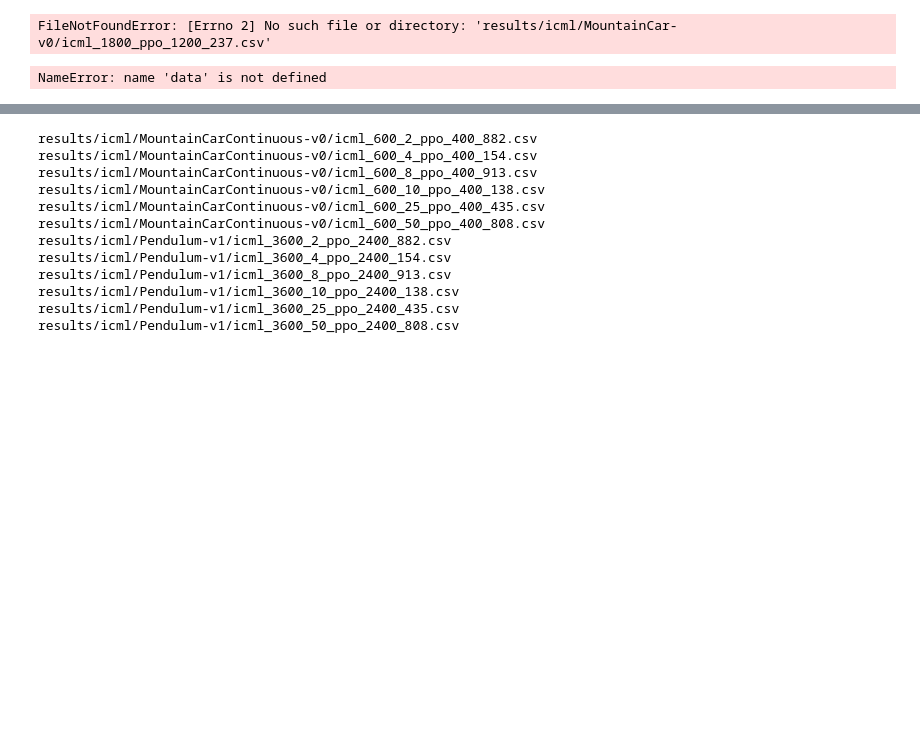
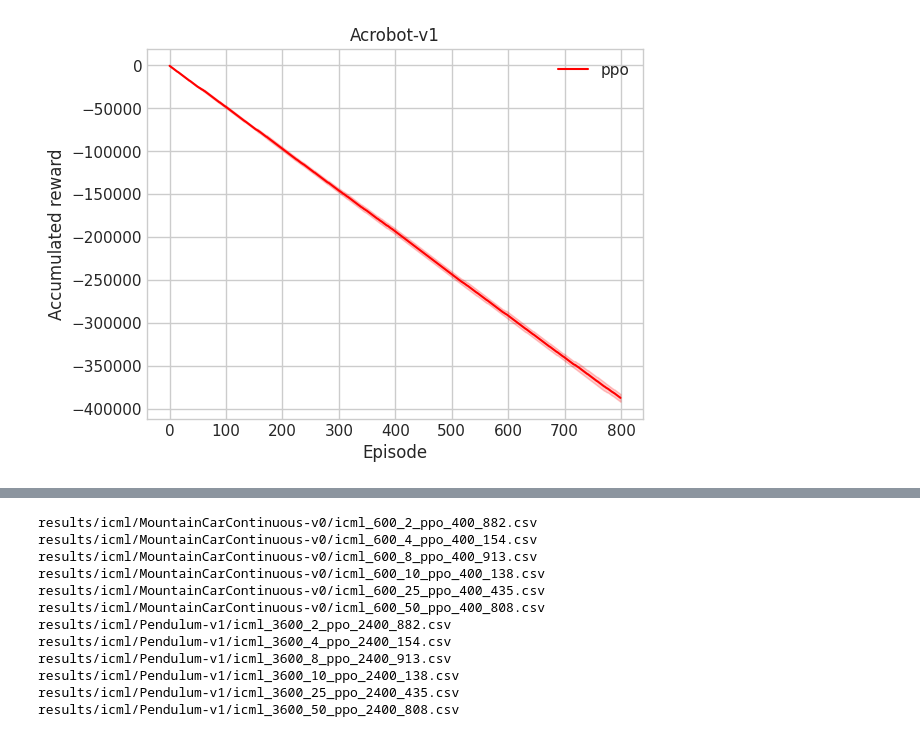
Before and after one commit to borchand/Bachelor-Project, a Jupyter notebook: plots_icml.ipynb, the cells around one changed output, grey strips where cells are left out. Saved outputs shown, nothing was run; the diff lists cells and outputs as text; code cells hidden in the pictures; blank space fills up the shorter version.

```diff
--- a/plots_icml.ipynb
+++ b/plots_icml.ipynb
@@ -12,8 +16,6 @@ import plot_utils
 # %%
-envs = ["Acrobot-v1", "CartPole-v1", "MountainCar-v0", "LunarLander-v2", "Pendulum-v1"]
+envs = ["Acrobot-v1", "CartPole-v1", "MountainCar-v0", "MountainCarContinuous-v0" , "LunarLander-v2", "Pendulum-v1"]
 seeds = [237, 379, 482, 672, 886]
 algos = ["ppo"]
 # seeds = [237, 379, 482, 672]
 data = data_dict_icml(algos=algos, envs=envs, seeds=seeds)
-# %% [output]
-FileNotFoundError: [Errno 2] No such file or directory: 'results/icml/MountainCar-v0/icml_1800_ppo_1200_237.csv'
@@ -63,5 +22,5 @@ def plot(methods, env, seeds, ax, p=plt):
 # %%
-plot(algos, "CartPole-v1", seeds, "accumulated reward")
+plot_icml(data=data, algos=algos, env="Acrobot-v1",seeds=seeds, ax="accumulated reward")
 # %% [output]
-NameError: name 'data' is not defined
+[figure, added]
 # %%
```
Also changed, not shown: parts of 6 cells of this notebook, 1 other file.
